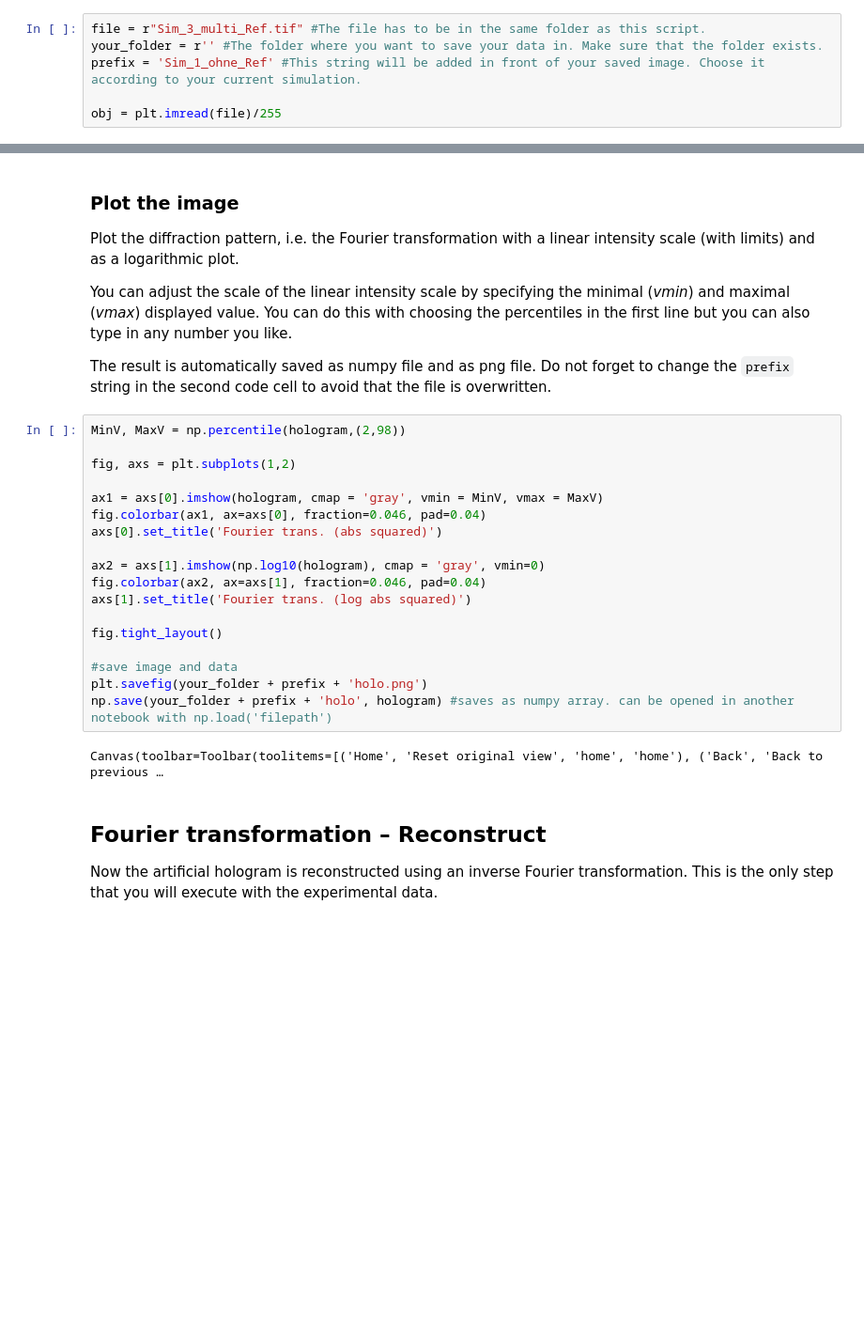
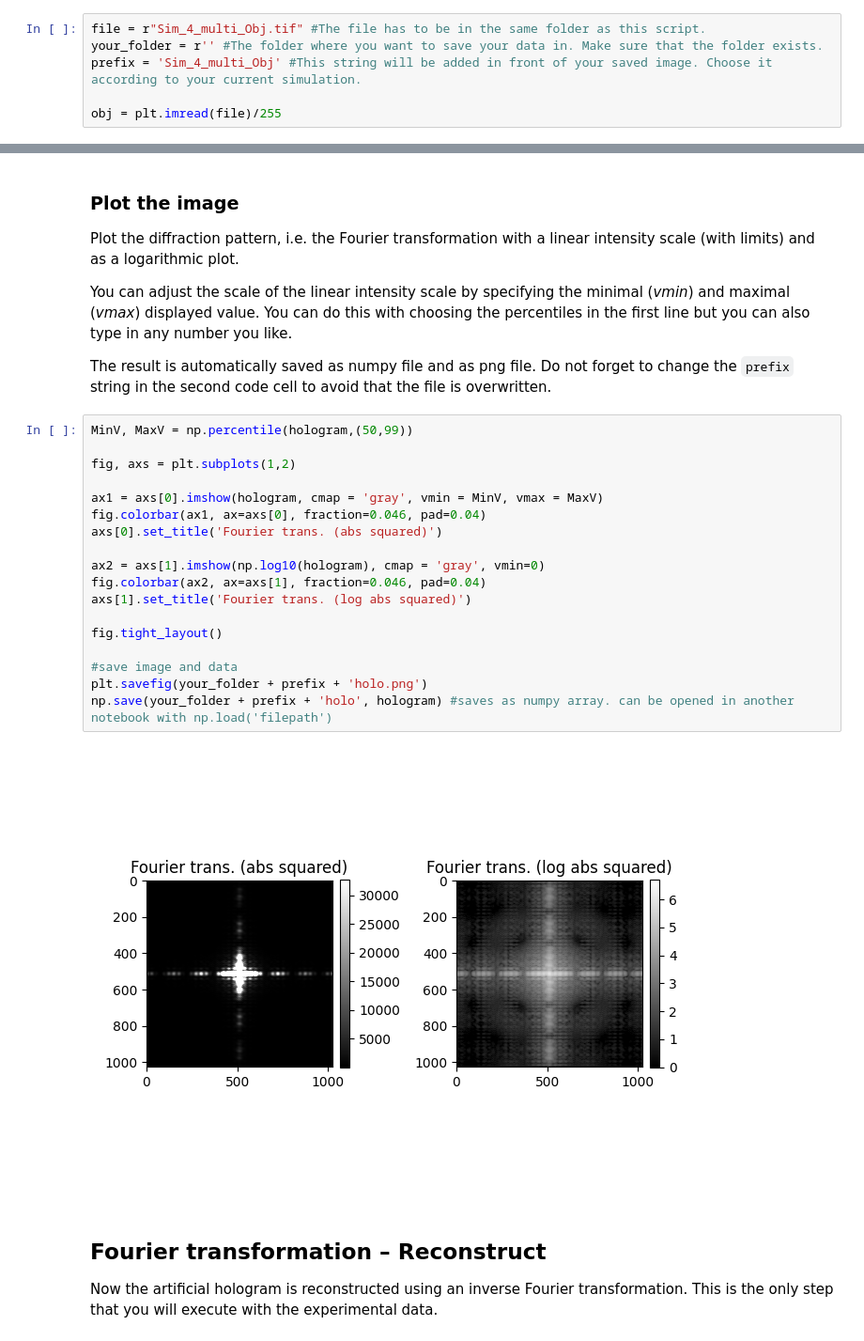
Before and after one commit to bp-mbi/FP-O4_FTH, a Jupyter notebook: FTH_COMP.ipynb, the cells around one changed output, grey strips where cells are left out. Shown at 94% size. Drawn from its saved outputs; the diff is of its cells as text; blank space fills up the shorter version.

Commit message:
neue Simulationsdaten

```diff
--- a/FTH_COMP.ipynb
+++ b/FTH_COMP.ipynb
@@ -38,9 +38,9 @@ Replace `file` by the following file names for the objects:
 
 Use the `prefix` to change file names for the output of the notebook.
 # %%
-file = r"Sim_3_multi_Ref.tif" #The file has to be in the same folder as this script.
+file = r"Sim_4_multi_Obj.tif" #The file has to be in the same folder as this script.
 your_folder = r'' #The folder where you want to save your data in. Make sure that the folder exists.
-prefix = 'Sim_1_ohne_Ref' #This string will be added in front of your saved image. Choose it according to your current simulation.
+prefix = 'Sim_4_multi_Obj' #This string will be added in front of your saved image. Choose it according to your current simulation.
 
 obj = plt.imread(file)/255
 # %% [markdown]
@@ -67,25 +67,25 @@ You can adjust the scale of the linear intensity scale by specifying the minimal
 
 The result is automatically saved as numpy file and as png file. Do not forget to change the `prefix` string in the second code cell to avoid that the file is overwritten.
 # %%
-MinV, MaxV = np.percentile(hologram,(2,98))
+MinV, MaxV = np.percentile(hologram,(50,99))
 
 fig, axs = plt.subplots(1,2)
 
 ax1 = axs[0].imshow(hologram, cmap = 'gray', vmin = MinV, vmax = MaxV)
 fig.colorbar(ax1, ax=axs[0], fraction=0.046, pad=0.04)
 axs[0].set_title('Fourier trans. (abs squared)')
 
 ax2 = axs[1].imshow(np.log10(hologram), cmap = 'gray', vmin=0)
 fig.colorbar(ax2, ax=axs[1], fraction=0.046, pad=0.04)
 axs[1].set_title('Fourier trans. (log abs squared)')
 
 fig.tight_layout()
 
 #save image and data
 plt.savefig(your_folder + prefix + 'holo.png')
 np.save(your_folder + prefix + 'holo', hologram) #saves as numpy array. can be opened in another notebook with np.load('filepath')
 # %% [output]
-Canvas(toolbar=Toolbar(toolitems=[('Home', 'Reset original view', 'home', 'home'), ('Back', 'Back to previous …
+[figure, added]
 # %% [markdown]
 ## Fourier transformation – Reconstruct
 
```
Also changed, not shown: parts of 2 cells of this notebook, 16 other files.
